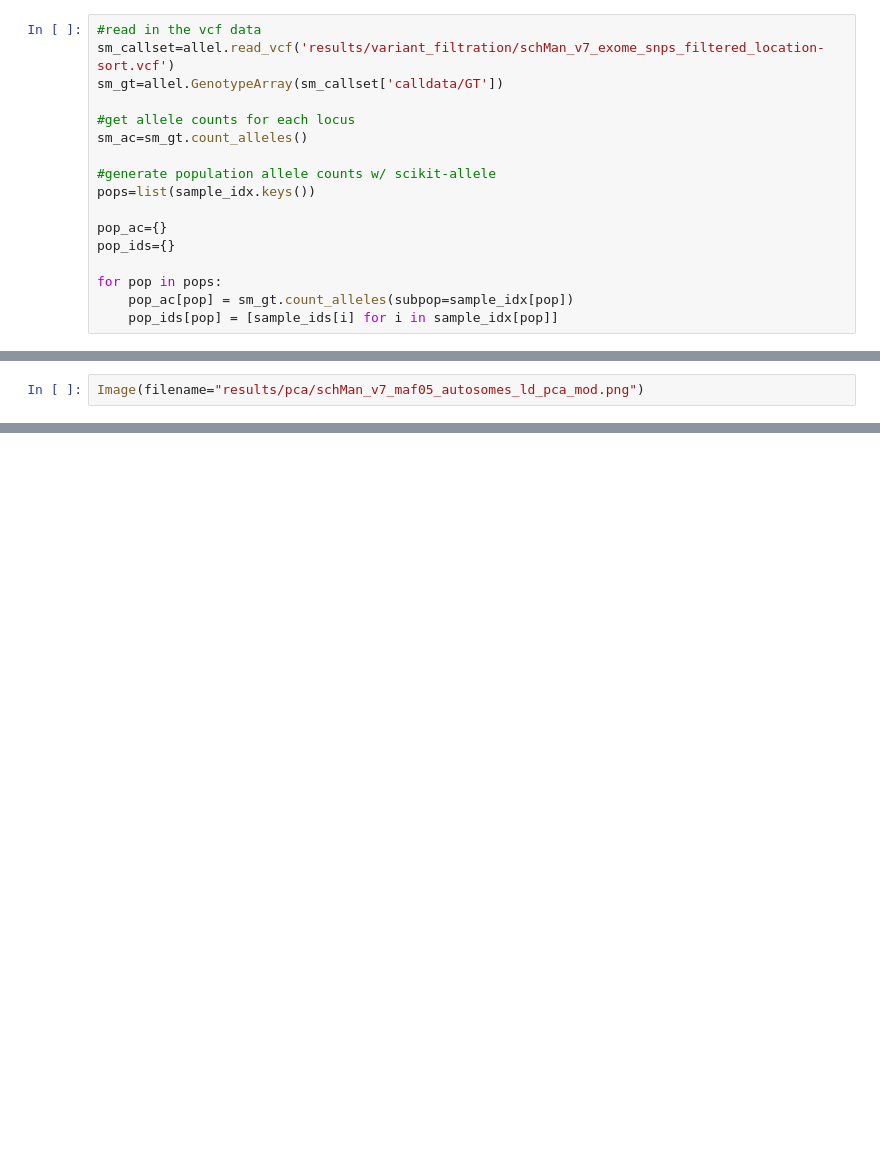
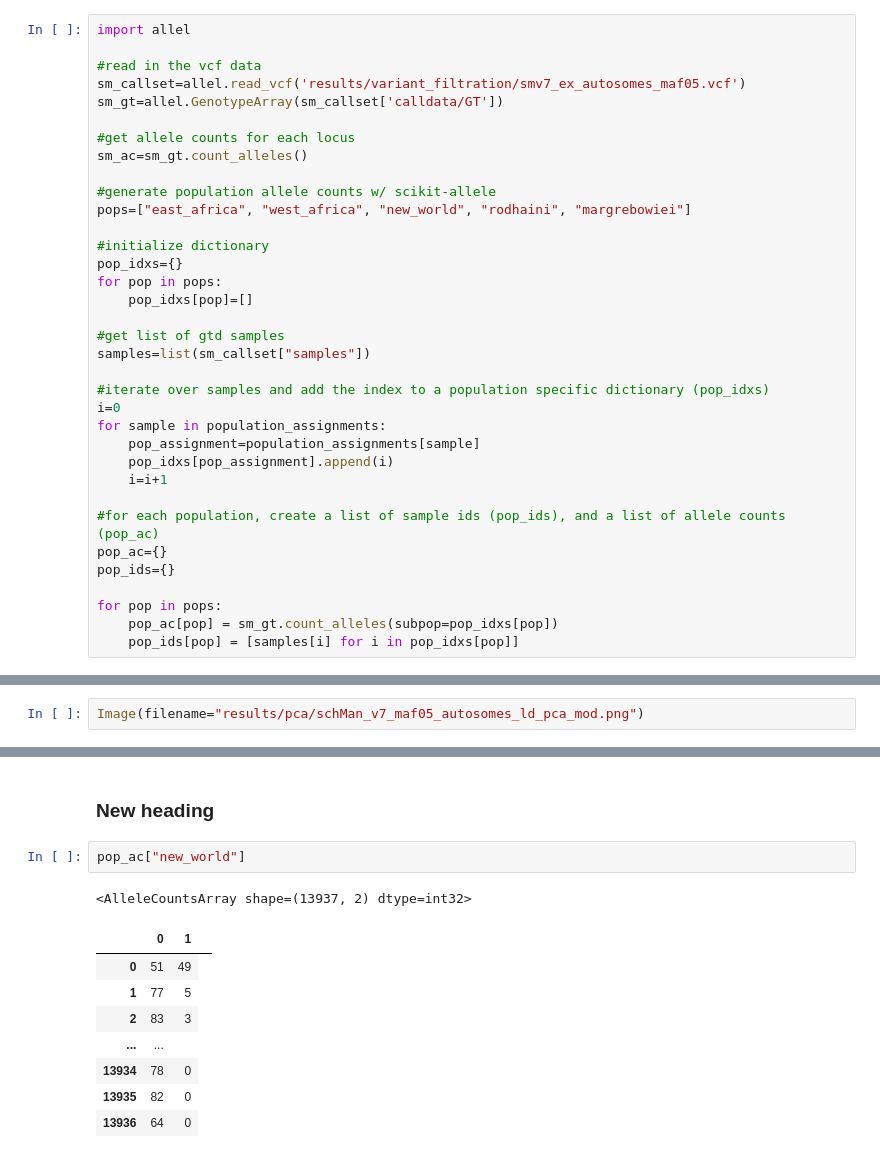
Before and after one commit to nealplatt/sch_man_nwinvasion, a Jupyter notebook: sch_man_nwinvasion.ipynb, the cells around one changed output, grey strips where cells are left out. Cells and saved outputs as stored; diff of their text form; blank space fills up the shorter version.

```diff
--- a/sch_man_nwinvasion.ipynb
+++ b/sch_man_nwinvasion.ipynb
@@ -557,17 +656,35 @@ sample_idx["crellen"]      = sample_idx["crellen_mans"]  + sample_idx["rodhaini_
 # %%
+import allel
+
 #read in the vcf data
-sm_callset=allel.read_vcf('results/variant_filtration/schMan_v7_exome_snps_filtered_location-sort.vcf')
+sm_callset=allel.read_vcf('results/variant_filtration/smv7_ex_autosomes_maf05.vcf')
 sm_gt=allel.GenotypeArray(sm_callset['calldata/GT'])
 
 #get allele counts for each locus
 sm_ac=sm_gt.count_alleles()
 
 #generate population allele counts w/ scikit-allele
-pops=list(sample_idx.keys())
+pops=["east_africa", "west_africa", "new_world", "rodhaini", "margrebowiei"]
 
+#initialize dictionary
+pop_idxs={}
+for pop in pops:
+    pop_idxs[pop]=[]
+
+#get list of gtd samples
+samples=list(sm_callset["samples"])
+
+#iterate over samples and add the index to a population specific dictionary (pop_idxs)
+i=0
+for sample in population_assignments:
+    pop_assignment=population_assignments[sample]
+    pop_idxs[pop_assignment].append(i)
+    i=i+1
+
+#for each population, create a list of sample ids (pop_ids), and a list of allele counts (pop_ac)
 pop_ac={}
 pop_ids={}
 
 for pop in pops:
-    pop_ac[pop] = sm_gt.count_alleles(subpop=sample_idx[pop])
-    pop_ids[pop] = [sample_ids[i] for i in sample_idx[pop]]
+    pop_ac[pop] = sm_gt.count_alleles(subpop=pop_idxs[pop])
+    pop_ids[pop] = [samples[i] for i in pop_idxs[pop]]
@@ -863,0 +1357,14 @@ Image(filename="results/pca/schMan_v7_maf05_autosomes_ld_pca_mod.png")
+# %% [markdown]
+### New heading
+# %%
+pop_ac["new_world"]
+# %% [output]
+<AlleleCountsArray shape=(13937, 2) dtype=int32>
+|  | 0 | 1 |
+| 0 | 51 | 49 |
+| 1 | 77 | 5 |
+| 2 | 83 | 3 |
+| ... | ... |  |  |
+| 13934 | 78 | 0 |
+| 13935 | 82 | 0 |
+| 13936 | 64 | 0 |
```
Also changed, not shown: parts of 36 cells of this notebook, 1 other file.
